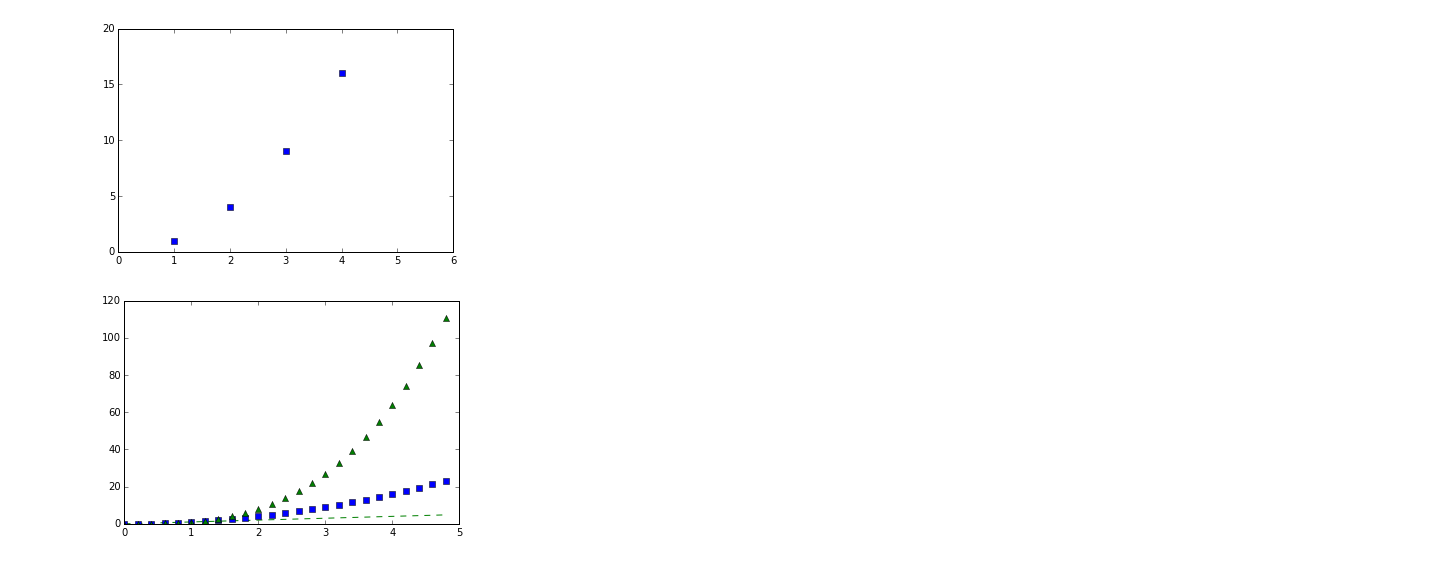
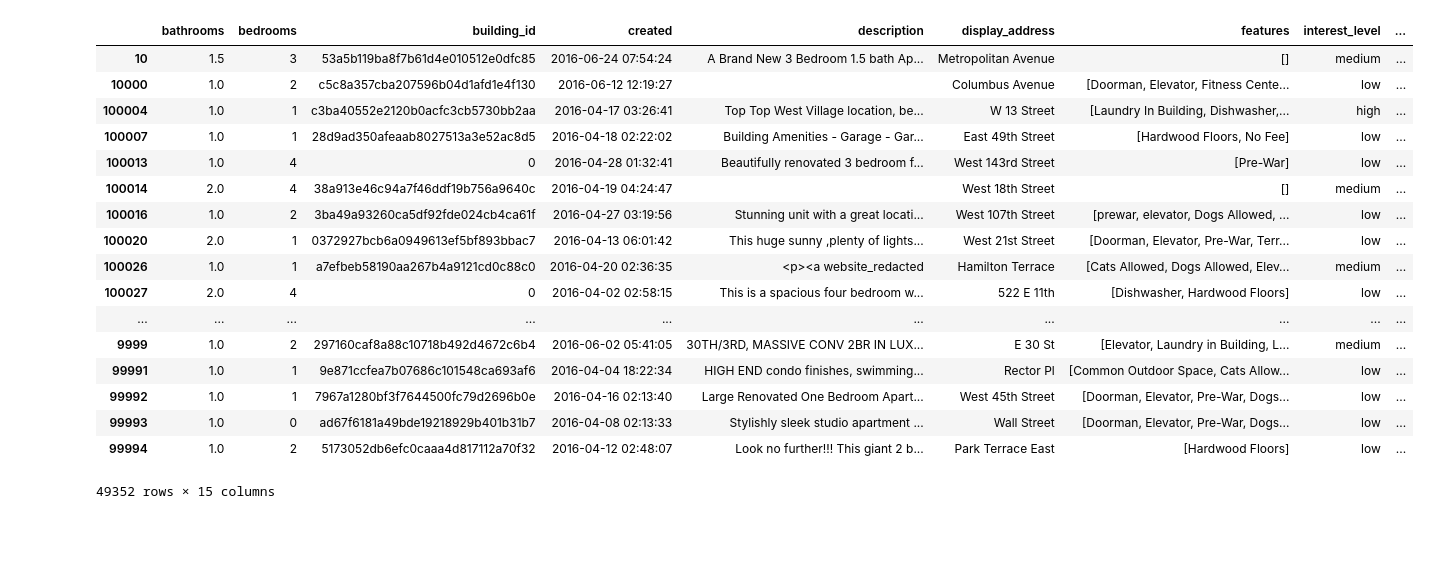
Before and after one commit to iNoob-Choo/DataMining, a Jupyter notebook: Untitled.ipynb, the cells around one changed output. Cells and saved outputs as stored; diff of their text form; code cells hidden in the pictures; blank space fills up the shorter version.

```diff
--- a/Untitled.ipynb
+++ b/Untitled.ipynb
@@ -238,19 +0,0 @@ plt.show()
-# %%
-import matplotlib.pyplot as plt
-plt.plot([1,2,3,4], [1,4,9,16], 'bs')
-plt.axis([0, 6, 0, 20])
-plt.show()
-# %% [output]
-[figure, removed]
-# %%
-import numpy as np
-import matplotlib.pyplot as plt
-
-# evenly sampled time at 200ms intervals
-t = np.arange(0., 5., 0.2)
-
-# red dashes, blue squares and green triangles
-plt.plot(t,t, 'g--', t, t**2, 'bs', t, t**3, 'g^')
-plt.show()
-# %% [output]
-[figure, removed]
@@ -256,0 +6,23 @@ plt.show()
+# %%
+train_data=pd.read_json("train.json")
+# %%
+train_data
+# %% [output]
+|  | bathrooms | bedrooms | building_id | created | description | display_address | features | interest_level | ... |
+| 10 | 1.5 | 3 | 53a5b119ba8f7b61d4e010512e0dfc85 | 2016-06-24 07:54:24 | A Brand New 3 Bedroom 1.5 bath Ap... | Metropolitan Avenue | [] | medium | ... |
+| 10000 | 1.0 | 2 | c5c8a357cba207596b04d1afd1e4f130 | 2016-06-12 12:19:27 |  | Columbus Avenue | [Doorman, Elevator, Fitness Cente... | low | ... |
+| 100004 | 1.0 | 1 | c3ba40552e2120b0acfc3cb5730bb2aa | 2016-04-17 03:26:41 | Top Top West Village location, be... | W 13 Street | [Laundry In Building, Dishwasher,... | high | ... |
+| 100007 | 1.0 | 1 | 28d9ad350afeaab8027513a3e52ac8d5 | 2016-04-18 02:22:02 | Building Amenities - Garage - Gar... | East 49th Street | [Hardwood Floors, No Fee] | low | ... |
+| 100013 | 1.0 | 4 | 0 | 2016-04-28 01:32:41 | Beautifully renovated 3 bedroom f... | West 143rd Street | [Pre-War] | low | ... |
+| 100014 | 2.0 | 4 | 38a913e46c94a7f46ddf19b756a9640c | 2016-04-19 04:24:47 |  | West 18th Street | [] | medium | ... |
+| 100016 | 1.0 | 2 | 3ba49a93260ca5df92fde024cb4ca61f | 2016-04-27 03:19:56 | Stunning unit with a great locati... | West 107th Street | [prewar, elevator, Dogs Allowed, ... | low | ... |
+| 100020 | 2.0 | 1 | 0372927bcb6a0949613ef5bf893bbac7 | 2016-04-13 06:01:42 | This huge sunny ,plenty of lights... | West 21st Street | [Doorman, Elevator, Pre-War, Terr... | low | ... |
+| 100026 | 1.0 | 1 | a7efbeb58190aa267b4a9121cd0c88c0 | 2016-04-20 02:36:35 | <p><a website_redacted | Hamilton Terrace | [Cats Allowed, Dogs Allowed, Elev... | medium | ... |
+| 100027 | 2.0 | 4 | 0 | 2016-04-02 02:58:15 | This is a spacious four bedroom w... | 522 E 11th | [Dishwasher, Hardwood Floors] | low | ... |
+| ... | ... | ... | ... | ... | ... | ... | ... | ... | ... |
+| 9999 | 1.0 | 2 | 297160caf8a88c10718b492d4672c6b4 | 2016-06-02 05:41:05 | 30TH/3RD, MASSIVE CONV 2BR IN LUX... | E 30 St | [Elevator, Laundry in Building, L... | medium | ... |
+| 99991 | 1.0 | 1 | 9e871ccfea7b07686c101548ca693af6 | 2016-04-04 18:22:34 | HIGH END condo finishes, swimming... | Rector Pl | [Common Outdoor Space, Cats Allow... | low | ... |
+| 99992 | 1.0 | 1 | 7967a1280bf3f7644500fc79d2696b0e | 2016-04-16 02:13:40 | Large Renovated One Bedroom Apart... | West 45th Street | [Doorman, Elevator, Pre-War, Dogs... | low | ... |
+| 99993 | 1.0 | 0 | ad67f6181a49bde19218929b401b31b7 | 2016-04-08 02:13:33 | Stylishly sleek studio apartment ... | Wall Street | [Doorman, Elevator, Pre-War, Dogs... | low | ... |
+| 99994 | 1.0 | 2 | 5173052db6efc0caaa4d817112a70f32 | 2016-04-12 02:48:07 | Look no further!!! This giant 2 b... | Park Terrace East | [Hardwood Floors] | low | ... |
+49352 rows × 15 columns
```
Also changed, not shown: parts of 46 cells of this notebook, 3 other files.
